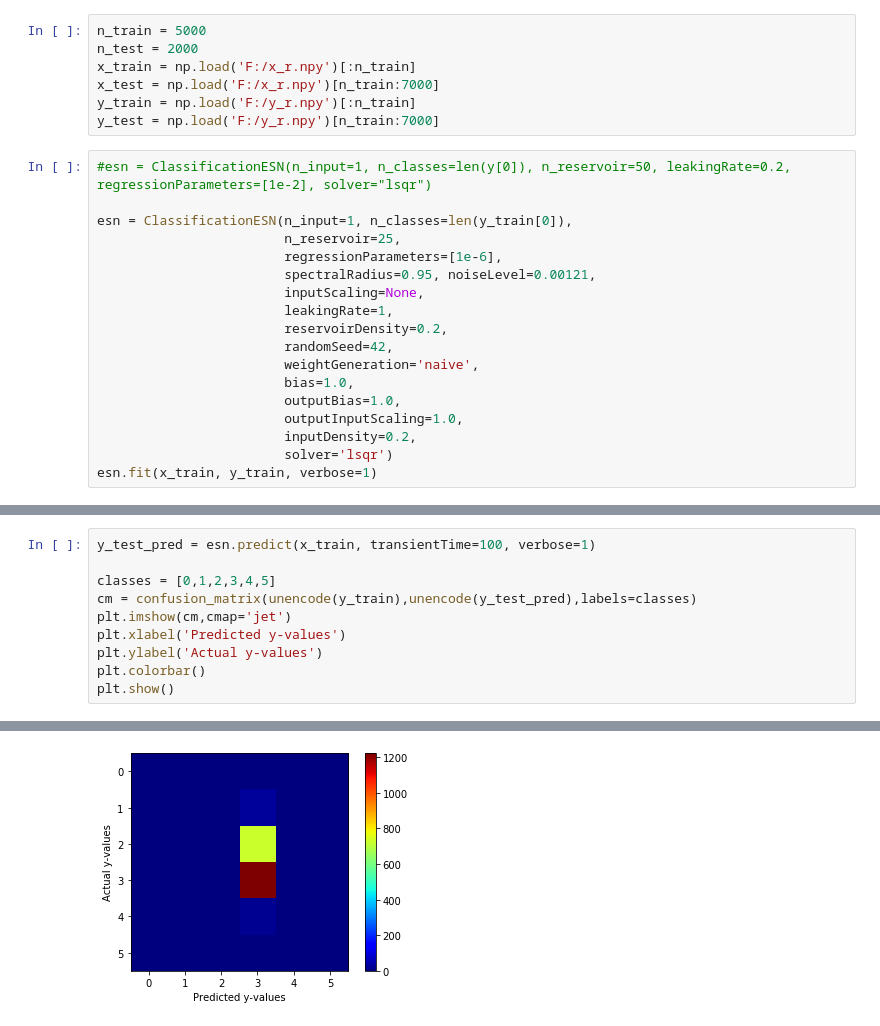
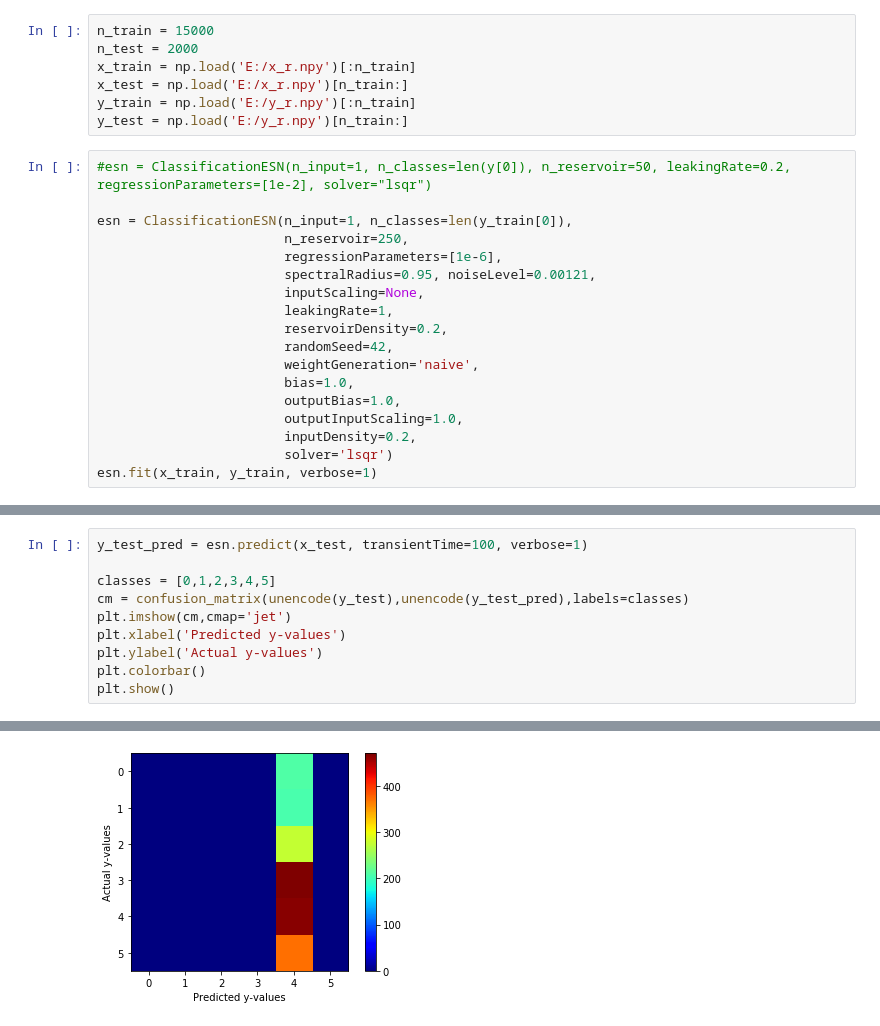
Before and after one commit to AlexanderEvitt/QuasVar, a Jupyter notebook: Code/easyesn.ipynb, the cells around one changed output, grey strips where cells are left out. Drawn from its saved outputs; the diff is of its cells as text.

```diff
--- a/Code/easyesn.ipynb
+++ b/Code/easyesn.ipynb
@@ -21,15 +23,15 @@ def unencode(matrix):
 # %%
-n_train = 5000
+n_train = 15000
 n_test = 2000
-x_train = np.load('F:/x_r.npy')[:n_train]
-x_test = np.load('F:/x_r.npy')[n_train:7000]
-y_train = np.load('F:/y_r.npy')[:n_train]
-y_test = np.load('F:/y_r.npy')[n_train:7000]
+x_train = np.load('E:/x_r.npy')[:n_train]
+x_test = np.load('E:/x_r.npy')[n_train:]
+y_train = np.load('E:/y_r.npy')[:n_train]
+y_test = np.load('E:/y_r.npy')[n_train:]
 # %%
 #esn = ClassificationESN(n_input=1, n_classes=len(y[0]), n_reservoir=50, leakingRate=0.2, regressionParameters=[1e-2], solver="lsqr")
 
 esn = ClassificationESN(n_input=1, n_classes=len(y_train[0]),
-                        n_reservoir=25,
+                        n_reservoir=250,
                         regressionParameters=[1e-6],
                         spectralRadius=0.95, noiseLevel=0.00121,
                         inputScaling=None,
@@ -49,8 +51,8 @@ MemoryError: Unable to allocate 174. MiB for an array with shape (6, 3800000) an
 # %%
-y_test_pred = esn.predict(x_train, transientTime=100, verbose=1)
+y_test_pred = esn.predict(x_test, transientTime=100, verbose=1)
 
 classes = [0,1,2,3,4,5]
-cm = confusion_matrix(unencode(y_train),unencode(y_test_pred),labels=classes)
+cm = confusion_matrix(unencode(y_test),unencode(y_test_pred),labels=classes)
 plt.imshow(cm,cmap='jet')
 plt.xlabel('Predicted y-values')
 plt.ylabel('Actual y-values')
@@ -61 +63 @@ plt.show()
-[figure, old version]
+[figure, new version]
```
Also changed, not shown: parts of 3 cells of this notebook, 1 other file.
